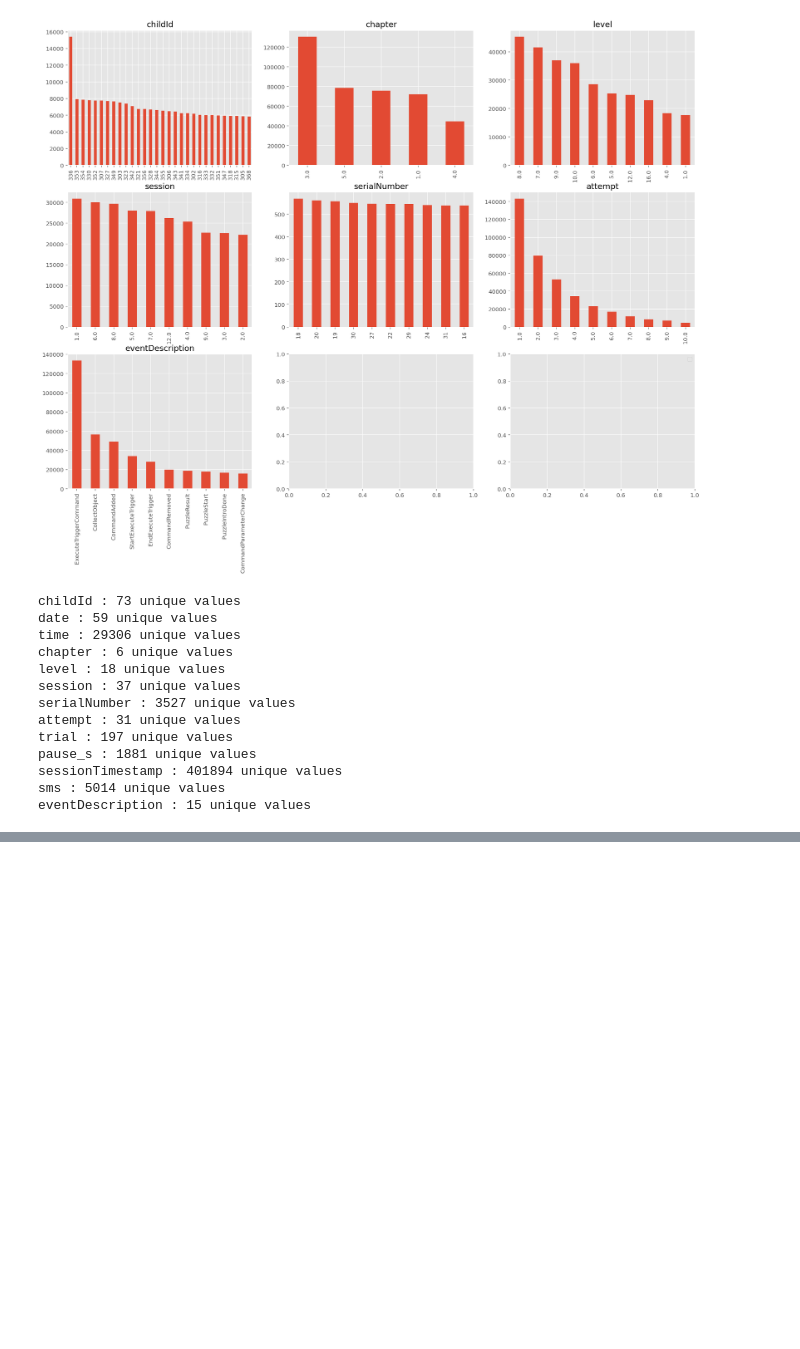
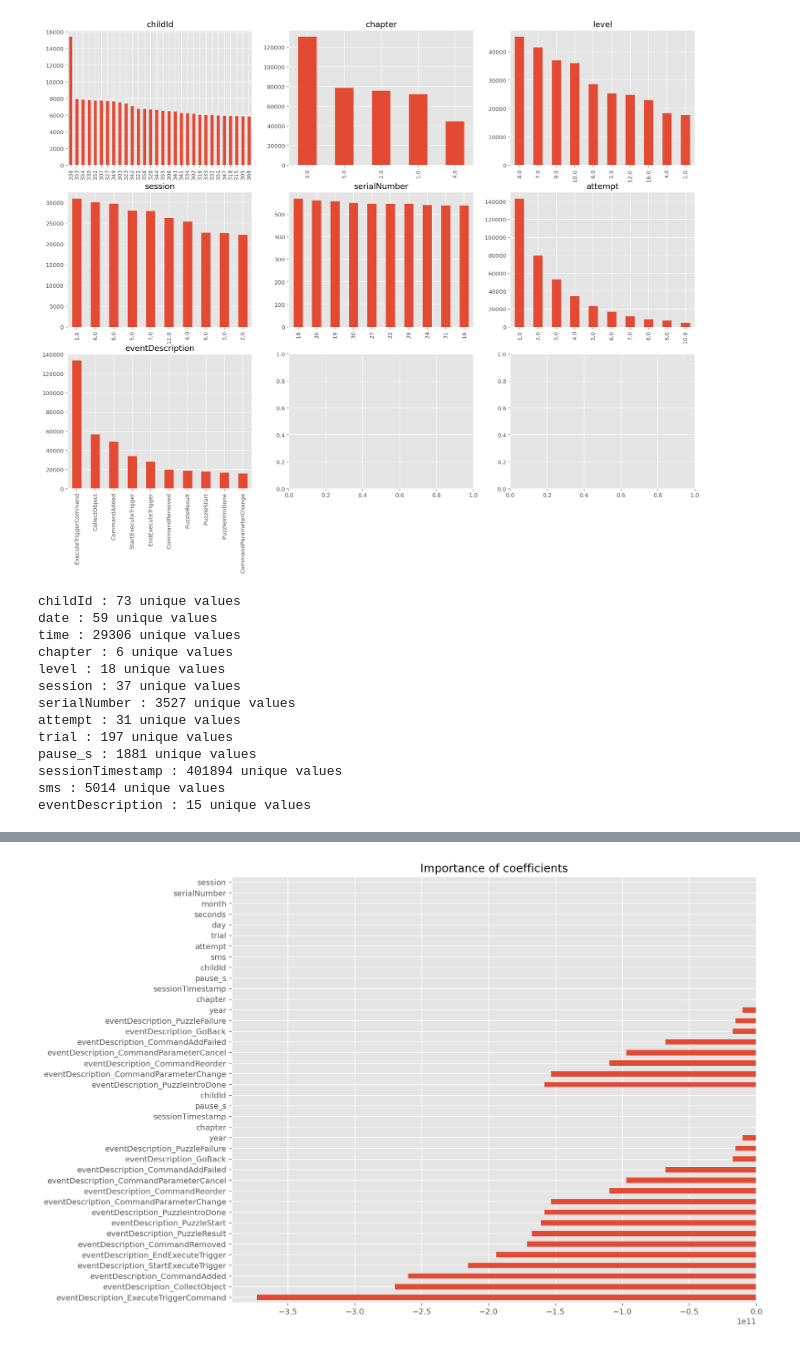
Before and after one commit to hitomi1104/crrest, a Jupyter notebook: EDA.ipynb, the cells around one changed output, grey strips where cells are left out. Drawn from its saved outputs; the diff is of its cells as text; code cells hidden in the pictures; blank space fills up the shorter version.

```diff
--- a/EDA.ipynb
+++ b/EDA.ipynb
@@ -242,0 +393,17 @@ df.describe()
+# %%
+# diving data into trainning and testing
+X_train, X_test, y_train, y_test = train_test_split(
+    X,
+    y,
+    test_size=0.2,
+    random_state=10)
+# %%
+# standardlize the train/test sets of data
+scaler = StandardScaler()
+X_train = pd.DataFrame(scaler.fit_transform(X_train),
+                       columns=X_train.columns)
+X_test = pd.DataFrame(scaler.transform(X_test),
+                      columns=X_train.columns)
+
+print(X_train.shape, y_train.shape)
+print(X_test.shape, y_test.shape)
@@ -242,0 +415,9 @@ df.describe()
+# %%
+from sklearn.linear_model import LinearRegression
+lr = LinearRegression()
+lr.fit(X_train, y_train)
+lr_cv = cross_val_score(lr, X_train, y_train, cv=5)
+print('Cross-validated scores:', lr_cv)
+print('Average score:', lr_cv.mean())
+print ('Trainning Score:', lr.score(X_train, y_train))
+print ('Test Score:', lr.score(X_test, y_test))
@@ -242,0 +429,7 @@ df.describe()
+# %%
+# collect the model coefficients in a dataframe
+df_coef = pd.DataFrame(lr.coef_, index=X_train.columns,
+                       columns=['coefficients'])
+# calculate the absolute values of the coefficients
+df_coef['coef_abs'] = df_coef.coefficients.abs()
+df_coef
@@ -242,0 +454,8 @@ df.describe()
+# %%
+coefs = pd.concat([df_coef['coefficients'].sort_values().head(20),
+                     df_coef['coefficients'].sort_values().tail(20)])
+coefs.plot(kind = "barh", figsize=(12, 10))
+plt.title("Importance of coefficients")
+plt.show()
+# %% [output]
+[figure, added]
```
Also changed, not shown: parts of 36 cells of this notebook, 1 other file.
